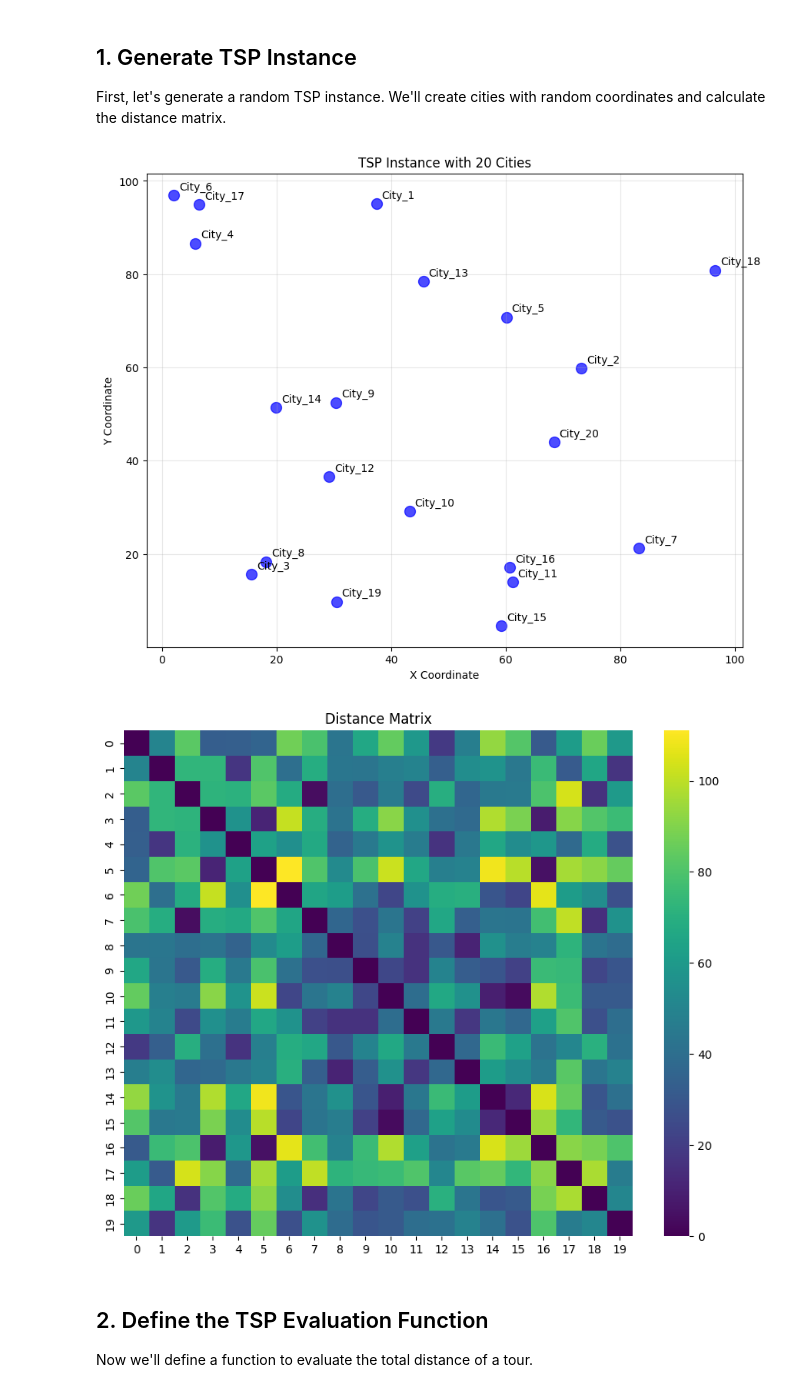
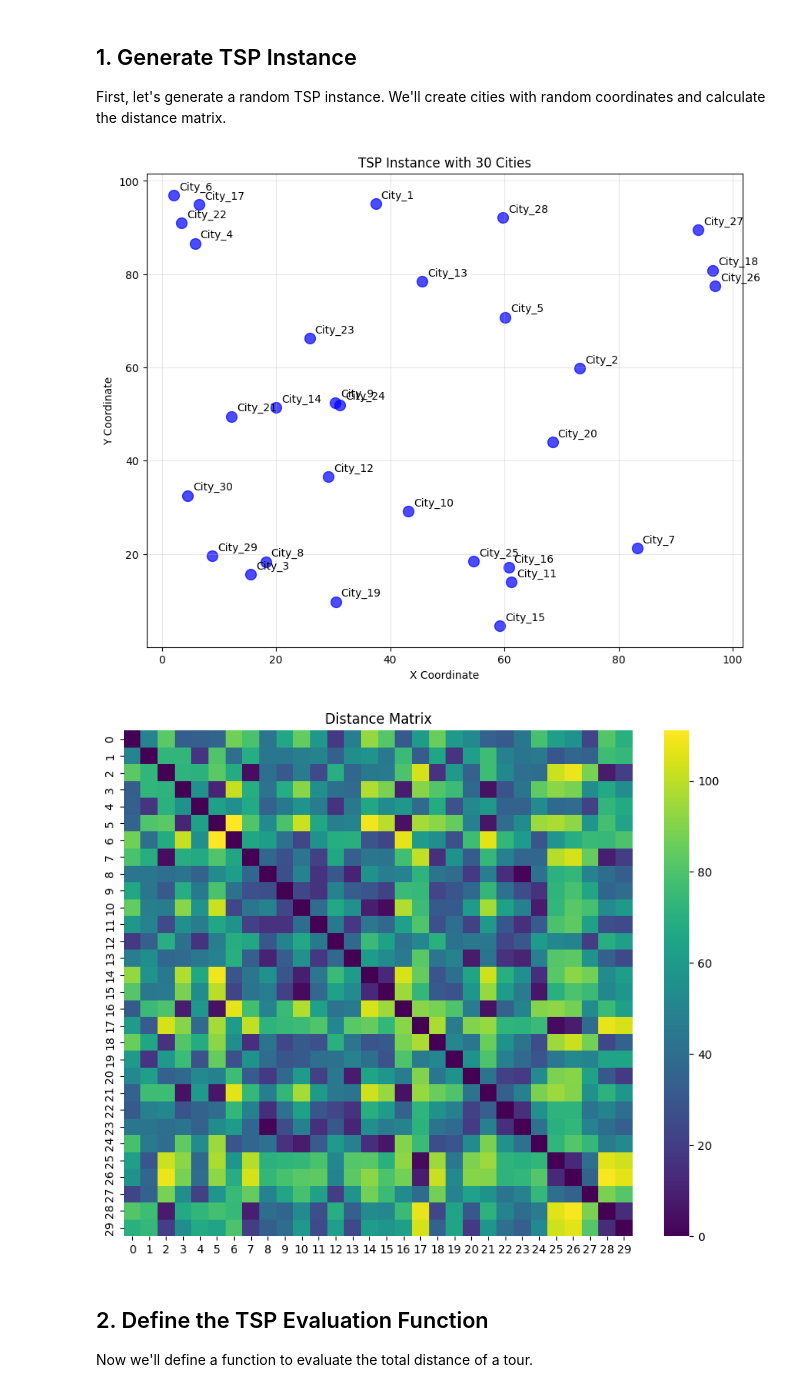
Before and after one commit to denizakdemir/trainselpy, a Jupyter notebook: examples/notebooks/traveling_salesman_problem.ipynb, the cells around one changed output. Cells and saved outputs as stored; diff of their text form; code cells hidden in the pictures.

```diff
--- a/examples/notebooks/traveling_salesman_problem.ipynb
+++ b/examples/notebooks/traveling_salesman_problem.ipynb
@@ -48,36 +48,36 @@ def generate_tsp_instance(n_cities=20, random_seed=42):
 
     return {
         'city_coords': city_coords,
         'distance_matrix': distance_matrix,
         'city_names': city_names
     }
 
 # Generate a random TSP instance
-n_cities = 20
+n_cities = 30
 tsp_instance = generate_tsp_instance(n_cities)
 
 # Visualize the cities
 plt.figure(figsize=(10, 8))
 plt.scatter(tsp_instance['city_coords'][:, 0], tsp_instance['city_coords'][:, 1], s=100, c='blue', alpha=0.7)
 
 # Add city labels
 for i, (x, y) in enumerate(tsp_instance['city_coords']):
     plt.annotate(tsp_instance['city_names'][i], (x, y), xytext=(5, 5), textcoords='offset points')
 
 plt.title(f"TSP Instance with {n_cities} Cities")
 plt.xlabel("X Coordinate")
 plt.ylabel("Y Coordinate")
 plt.grid(alpha=0.3)
 plt.show()
 
 # Display distance matrix
 plt.figure(figsize=(10, 8))
 sns.heatmap(tsp_instance['distance_matrix'], annot=False, cmap='viridis')
 plt.title("Distance Matrix")
 plt.show()
 # %% [output]
-[figure, old version]
+[figure, new version]
-[figure, old version]
+[figure, new version]
 # %% [markdown]
 ## 2. Define the TSP Evaluation Function
 
```
Also changed, not shown: parts of 7 cells of this notebook, 7 other files.
